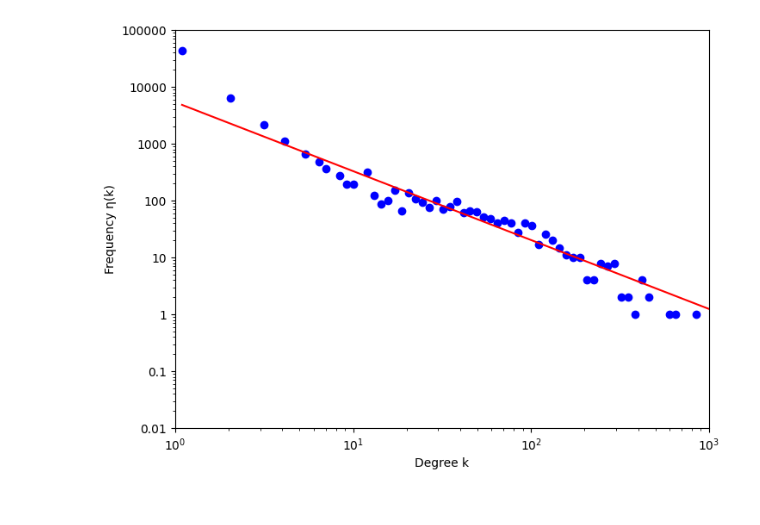
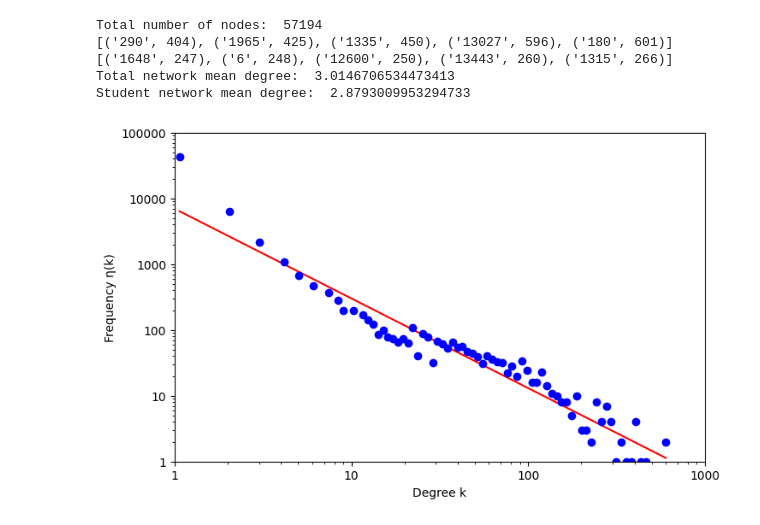
Before and after one commit to jack-margeson/email-topology, a Jupyter notebook: email-topology.ipynb, the cells around one changed output. Drawn from its saved outputs; the diff is of its cells as text; code cells hidden in the pictures.

Commit message:
Additional network analysis outputs

```diff
--- a/email-topology.ipynb
+++ b/email-topology.ipynb
@@ -12,52 +8,76 @@ emails = nx.read_edgelist(raw_dataset_file);
+# %%
+# Use NetworkX to read the raw dataset (edgelist) and form a graph.
+raw_dataset_file = open('email.edgelist.txt', 'rb')
+emails = nx.read_edgelist(raw_dataset_file)
+
+# Number of nodes
+print("Total number of nodes: ", len(emails.nodes()))
+# List of sorted degrees
+sorted_degrees = sorted(emails.degree(), key=lambda x: x[1])[:-5]
+sorted_degrees_student = sorted(emails.degree(), key=lambda x: x[1])[:-27]
+
+# Look at the last five sorted node entries for the overall network and student network
+print(sorted_degrees[-5:])
+print(sorted_degrees_student[-5:])
+
+# Get mean degrees for total and student networks
+print("Total network mean degree: ", np.mean([y for (x,y) in sorted_degrees]))
+print("Student network mean degree: ", np.mean([y for (x,y) in sorted_degrees_student]))
+# %% [output]
+Total number of nodes:  57194
+[('290', 404), ('1965', 425), ('1335', 450), ('13027', 596), ('180', 601)]
+[('1648', 247), ('6', 248), ('12600', 250), ('13443', 260), ('1315', 266)]
+Total network mean degree:  3.0146706534473413
+Student network mean degree:  2.8793009953294733
 # %%
 # PLOT 1: Plot the degree distribution of the email network.
 
 # Set the figure and axis for the plot.
-fig, ax = plt.subplots(figsize=(8, 6))
+fig, ax = plt.subplots(figsize=(8, 5))
 
-# Calculate the degree frequency using nx.degree_histogram.
-# Create a dictonary of all node degrees.
-degrees = dict(emails.degree())
+# Create a dictonary of all node degrees within our acceptable range.
+sorted_degrees = sorted(emails.degree(), key=lambda x: x[1])[:-5]
+degrees = dict([(x, y) for (x, y) in sorted_degrees])
 # Grab the minimum and maximum degree from the network.
 min_degree = min(degrees.values())
 max_degree = max(degrees.values())
+
 # Create logged bins using numpy--we'll create 100 bins for this graph.
 bins = np.logspace(np.log10(min_degree), np.log10(max_degree), num=100)
 # Create histogram using the list of all node degrees and the logged
 # bins we just created.
-hist, bin_edges = np.histogram(list(degrees.values()), bins=bins)
+degree_hist, degrees = np.histogram(list(degrees.values()), bins=bins)
 
 # Filter out zero values before performing the logarithmic transformation.
-# This removes any bins that contain no value, so that when we go to
-# calculate the best line fit, we don't get a division-by-zero runtime error.
-non_zero_mask = hist != 0
-log_bin_edges = np.log10(bin_edges[1:][non_zero_mask])
-log_hist = np.log10(hist[non_zero_mask])
-
-# Plot the double log graph of degree frequencies.
-ax.loglog(bin_edges[1:], hist, 'bo')
+# This removes any bins that contain no value.
+non_zero_mask = degree_hist != 0
+degree_hist = degree_hist[non_zero_mask]
+degrees = degrees[1:][non_zero_mask]
 
 # Fit a line to the data using numpy.polyfit.
 # Use a degree of 1 for a linear fit.
-slope, intercept = np.polyfit(log_bin_edges, log_hist, 1)
+slope, intercept = np.polyfit(np.log10(degrees), np.log10(degree_hist), 1)
 # Create the best-fit line using the slope and intercept.
 best_fit_line = lambda x: 10**(intercept) * x**slope
 # Plot the best-fit line.
-ax.loglog(bin_edges[1:], best_fit_line(bin_edges[1:]), 'r-')
+ax.loglog(degrees, best_fit_line(degrees), 'r-')
+
+# Plot the double log plot.
+ax.loglog(degrees, degree_hist, "bo")
 
 # Set the x-axis and y-axis tick formatters to display full labels.
 ax.xaxis.set_major_formatter(ticker.ScalarFormatter(useMathText=False, useOffset=False))
 ax.yaxis.set_major_formatter(ticker.ScalarFormatter(useMathText=False, useOffset=False))
 
 # Add graph formatting.
 plt.xlim(1,1000)
-plt.ylim(0.01,100000)
-plt.yticks([0.01, 0.1, 1, 10, 100, 1000, 10000, 100000], ['0.01', '0.1', '1', '10', '100', '1000', '10000', '100000'])
+plt.ylim(1,100000)
+
 plt.xlabel('Degree k')
 plt.ylabel('Frequency η(k)')
 
 # Show graph.
 plt.show()
 # %% [output]
-[figure, old version]
+[figure, new version]
 # %%
```
Also changed, not shown: parts of 3 cells of this notebook.
